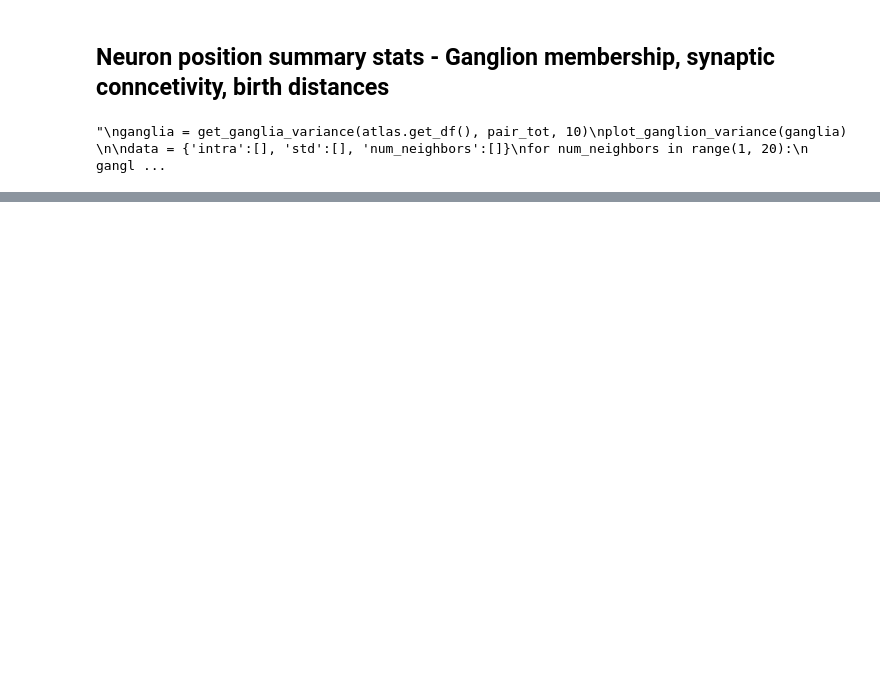
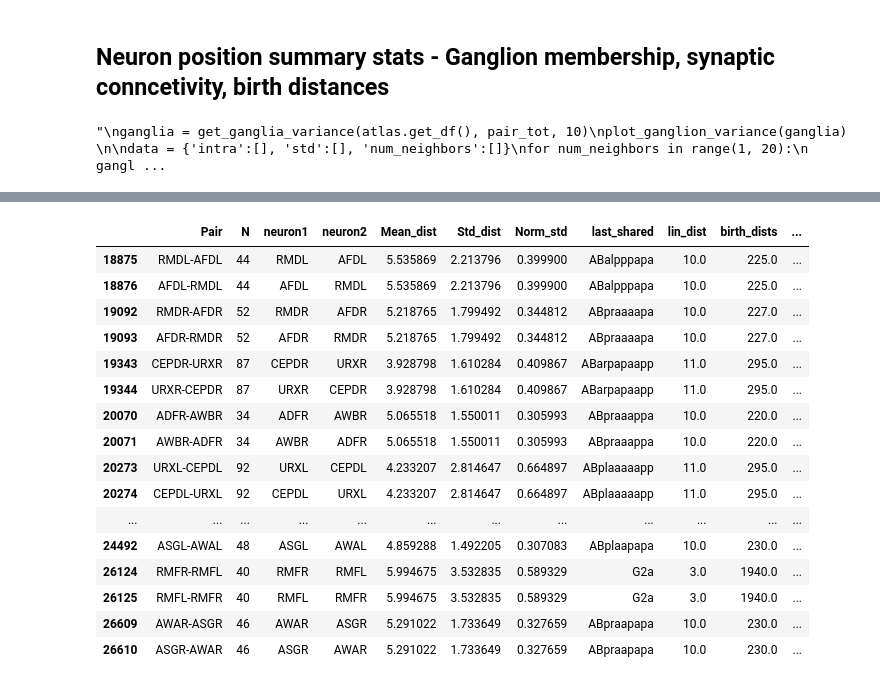
Before and after one commit to focolab/NWBelegans, a Jupyter notebook: Analysis/NWB_figures.ipynb, the cells around one changed output, grey strips where cells are left out. Cells and saved outputs as stored; diff of their text form; code cells hidden in the pictures; blank space fills up the shorter version.

```diff
--- a/Analysis/NWB_figures.ipynb
+++ b/Analysis/NWB_figures.ipynb
@@ -1762,0 +2322,41 @@ Samples are correlated (reject H0) p=0.000
+# %%
+def plot_lin_dist(lin_dist_df):
+    lin_dist_df['SEM'] = lin_dist_df['Std_dist']/lin_dist_df['N']
+    fig, axs = plt.subplots(2,1)
+    lin_dist_df = lin_dist_df[lin_dist_df['tree_dists']==2.0]
+    lin_dist_plot = lin_dist_df.loc[lin_dist_df['neuron1']!=lin_dist_df['neuron2']]
+
+    sns.regplot(ax=axs[0], data=lin_dist_plot, y='birth_dists',x='Mean_dist', x_ci=None , ci=0, scatter_kws={'s':10, 'color':'black'}, line_kws={'color':'red'})
+    sns.scatterplot(ax=axs[1], data=lin_dist_plot, y='birth_dists',x='SEM', s=20, color='black')
+
+    axs[0].set_ylabel('Birth time of last shared parent (minutes)')
+    axs[0].set_xlabel('Mean adulthood nuclear distance (um)')
+    axs[0].spines[['right', 'top']].set_visible (False)
+
+    coef, p = spearmanr(lin_dist_plot['Mean_dist'], lin_dist_plot['birth_dists'])
+    print('Mean dist correlation coefficient: %.3f' % coef)
+    print(p)
+    print('P value: %.3f' % p)
+
+    print(len(lin_dist_plot))
+
+    R2 = (coef**2)*100
+
+    axs[0].legend(['_points', 'R²=%.3f' % R2 +'%'])
+
+    axs[1].set_xlabel('SEM adulthood nuclear distance')
+    axs[1].set_ylabel('Birth time of last shared parent (minutes)')
+    axs[1].spines[['right', 'top']].set_visible (False)
+
+    coef_SEM, p_SEM = spearmanr(lin_dist_plot['SEM'], lin_dist_plot['birth_dists'])
+    print('Spearmans correlation coefficient: %.3f' % coef_SEM)
+    print(p)
+    print('P value: %.3f' % p_SEM)
+
+
+
+    plt.show()
+
+    return lin_dist_df
+
+lin_dist_sisters = plot_lin_dist(lin_dist_df)
@@ -1762,0 +2371,20 @@ Samples are correlated (reject H0) p=0.000
+# %%
+lin_dist_sisters[lin_dist_sisters['Mean_dist']<6]
+# %% [output]
+|  | Pair | N | neuron1 | neuron2 | Mean_dist | Std_dist | Norm_std | last_shared | lin_dist | birth_dists | ... |
+| 18875 | RMDL-AFDL | 44 | RMDL | AFDL | 5.535869 | 2.213796 | 0.399900 | ABalpppapa | 10.0 | 225.0 | ... |
+| 18876 | AFDL-RMDL | 44 | AFDL | RMDL | 5.535869 | 2.213796 | 0.399900 | ABalpppapa | 10.0 | 225.0 | ... |
+| 19092 | RMDR-AFDR | 52 | RMDR | AFDR | 5.218765 | 1.799492 | 0.344812 | ABpraaaapa | 10.0 | 227.0 | ... |
+| 19093 | AFDR-RMDR | 52 | AFDR | RMDR | 5.218765 | 1.799492 | 0.344812 | ABpraaaapa | 10.0 | 227.0 | ... |
+| 19343 | CEPDR-URXR | 87 | CEPDR | URXR | 3.928798 | 1.610284 | 0.409867 | ABarpapaapp | 11.0 | 295.0 | ... |
+| 19344 | URXR-CEPDR | 87 | URXR | CEPDR | 3.928798 | 1.610284 | 0.409867 | ABarpapaapp | 11.0 | 295.0 | ... |
+| 20070 | ADFR-AWBR | 34 | ADFR | AWBR | 5.065518 | 1.550011 | 0.305993 | ABpraaappa | 10.0 | 220.0 | ... |
+| 20071 | AWBR-ADFR | 34 | AWBR | ADFR | 5.065518 | 1.550011 | 0.305993 | ABpraaappa | 10.0 | 220.0 | ... |
+| 20273 | URXL-CEPDL | 92 | URXL | CEPDL | 4.233207 | 2.814647 | 0.664897 | ABplaaaaapp | 11.0 | 295.0 | ... |
+| 20274 | CEPDL-URXL | 92 | CEPDL | URXL | 4.233207 | 2.814647 | 0.664897 | ABplaaaaapp | 11.0 | 295.0 | ... |
+| ... | ... | ... | ... | ... | ... | ... | ... | ... | ... | ... | ... |
+| 24492 | ASGL-AWAL | 48 | ASGL | AWAL | 4.859288 | 1.492205 | 0.307083 | ABplaapapa | 10.0 | 230.0 | ... |
+| 26124 | RMFR-RMFL | 40 | RMFR | RMFL | 5.994675 | 3.532835 | 0.589329 | G2a | 3.0 | 1940.0 | ... |
+| 26125 | RMFL-RMFR | 40 | RMFL | RMFR | 5.994675 | 3.532835 | 0.589329 | G2a | 3.0 | 1940.0 | ... |
+| 26609 | AWAR-ASGR | 46 | AWAR | ASGR | 5.291022 | 1.733649 | 0.327659 | ABpraapapa | 10.0 | 230.0 | ... |
+| 26610 | ASGR-AWAR | 46 | ASGR | AWAR | 5.291022 | 1.733649 | 0.327659 | ABpraapapa | 10.0 | 230.0 | ... |
```
Also changed, not shown: parts of 29 cells of this notebook, 2 other files.
